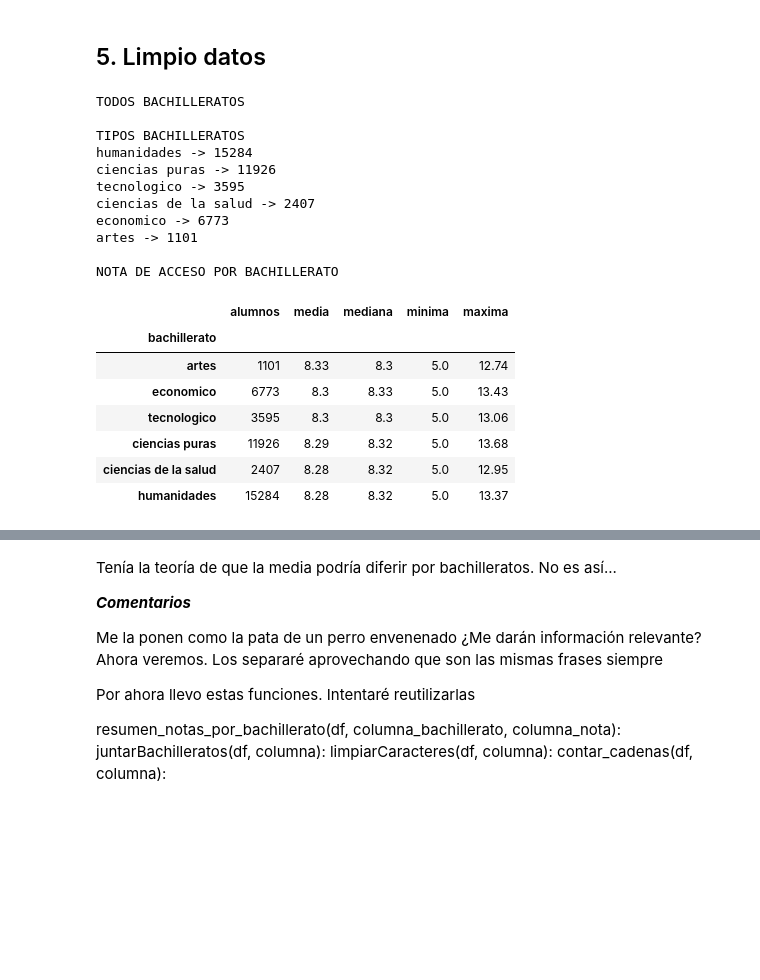
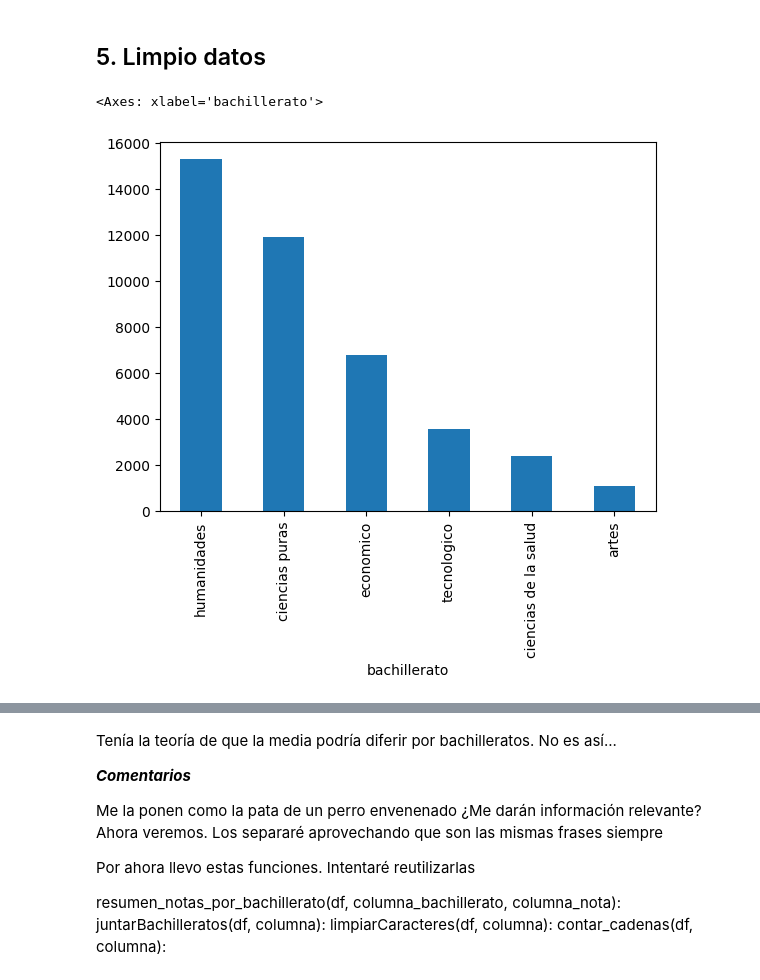
Before and after one commit to GuillermoMorcillo/Practica1Mineria, a Jupyter notebook: Práctica 1 - Análisis, procesamiento y validación .ipynb, the cells around one changed output, grey strips where cells are left out. Saved outputs shown, nothing was run; the diff lists cells and outputs as text; code cells hidden in the pictures; blank space fills up the shorter version.

```diff
--- a/Práctica 1 - Análisis, procesamiento y validación .ipynb
+++ b/Práctica 1 - Análisis, procesamiento y validación .ipynb
@@ -197,91 +197,39 @@ Los equipos con mejor rendimiento en el *private leaderboard* recibirán una bon
 # %% [markdown]
 ## 5. Limpio datos
 # %%
-def contar_cadenas(df, columna):
-    """Muestra cuantas veces aparece cada cadena."""
-    # frecuencias = df[columna].value_counts()
-    frecuencias={}
-    for cadena in df[columna]: #dicc que cuenta cadenas
-        if cadena in frecuencias:#Compriueba si se ha visto
-            frecuencias[cadena] += 1
-        else:
-            frecuencias[cadena] = 1 #Se mete
-
-    for cadena, cantidad in frecuencias.items():
-        print(f"{cadena} -> {cantidad}")
-
-
-def limpiarCaracteres(df, columna):
+def limpiarString(df):
     df_limpio = df.copy()
-    df_limpio[columna] = (
-        df_limpio[columna]
+    df_limpio = (
+        df_limpio
         .astype("string")
         .str.normalize("NFKD")
         .str.encode("ascii", errors="ignore")
         .str.decode("ascii")
         .str.lower()
     )
     return df_limpio
 
 
-def juntarBachilleratos(df, columna):
+def juntarBachilleratos(df):
     df_junto = df.copy()
     equivalencias = {
         "social": "humanidades",
         "ciencias sociales": "humanidades",
         "cientifico": "ciencias puras",
         "ciencias": "ciencias puras",
         "salud": "ciencias de la salud",
         "artistico": "artes"
     }
-    df_junto[columna] = df_junto[columna].replace(equivalencias)
+    df_junto = df_junto.replace(equivalencias)
     return df_junto
-#HACER GRÁFICAS A LA HORA DE JUNTAR BACHILLERATOS
-
-def resumen_notas_por_bachillerato(df, columna_bachillerato, columna_nota):
-    df_notas = df.copy()
-    df_notas[columna_nota] = pd.to_numeric( #Se pasan a números
-        df_notas[columna_nota].astype("string").str.replace(",", ".", regex=False), #Cambia , por .
-        errors="coerce"
-    )
-
-    return (
-        df_notas.groupby(columna_bachillerato)[columna_nota]
-        .agg(alumnos="count", media="mean", mediana="median", minima="min", maxima="max")
-        .round(2)
-        .sort_values("media", ascending=False)
-    )
 
 
-print("TODOS BACHILLERATOS")
-resumen_notas_por_bachillerato(df_train, "bachillerato", "nota_acceso")
+df_train["bachillerato"] = limpiarString(df_train["bachillerato"])
+df_train["bachillerato"] = juntarBachilleratos(df_train["bachillerato"])
 
-# contar_cadenas(df_train, "bachillerato")
-
-print("\nTIPOS BACHILLERATOS")
-df_train_limpio = limpiarCaracteres(df_train, "bachillerato")
-df_train_junto = juntarBachilleratos(df_train_limpio, "bachillerato")
-contar_cadenas(df_train_junto, "bachillerato")
-
-print("\nNOTA DE ACCESO POR BACHILLERATO")
-resumen_notas_por_bachillerato(df_train_junto,"bachillerato","nota_acceso")
+df_copy = df_train["bachillerato"]
+df_copy = df_copy.value_counts()
+df_copy.plot.bar()
 # %% [output]
-TODOS BACHILLERATOS
-
-TIPOS BACHILLERATOS
-humanidades -> 15284
-ciencias puras -> 11926
-tecnologico -> 3595
-ciencias de la salud -> 2407
-economico -> 6773
-artes -> 1101
-
-NOTA DE ACCESO POR BACHILLERATO
+<Axes: xlabel='bachillerato'>
-|  | alumnos | media | mediana | minima | maxima |
-| bachillerato |  |  |  |  |  |
-| artes | 1101 | 8.33 | 8.3 | 5.0 | 12.74 |
-| economico | 6773 | 8.3 | 8.33 | 5.0 | 13.43 |
-| tecnologico | 3595 | 8.3 | 8.3 | 5.0 | 13.06 |
-| ciencias puras | 11926 | 8.29 | 8.32 | 5.0 | 13.68 |
-| ciencias de la salud | 2407 | 8.28 | 8.32 | 5.0 | 12.95 |
-| humanidades | 15284 | 8.28 | 8.32 | 5.0 | 13.37 |
+[figure, added]
```
Also changed, not shown: parts of 2 cells of this notebook.
